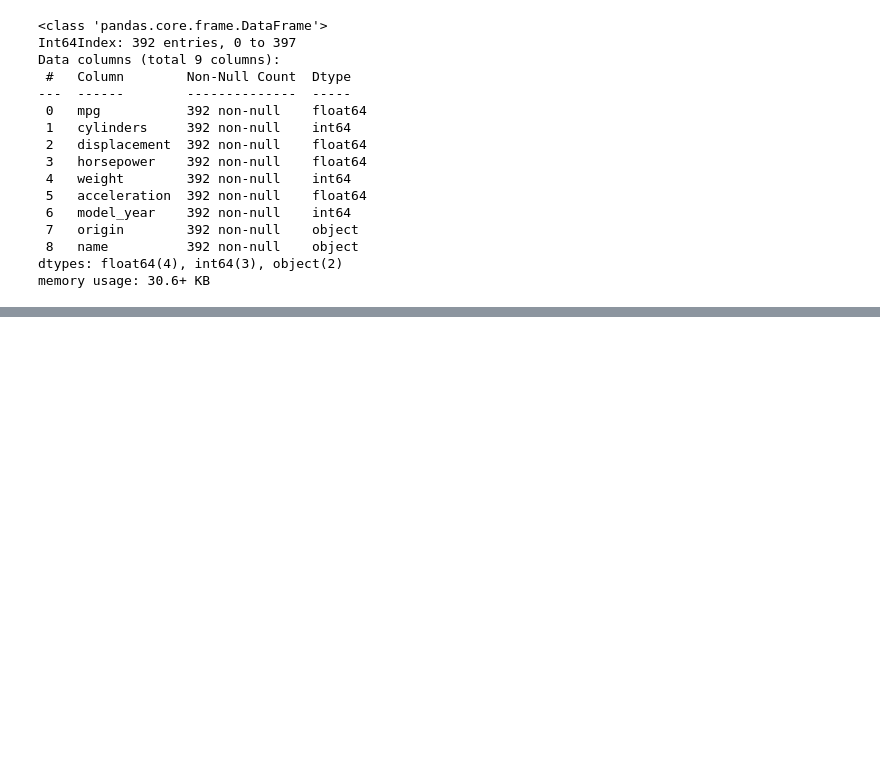
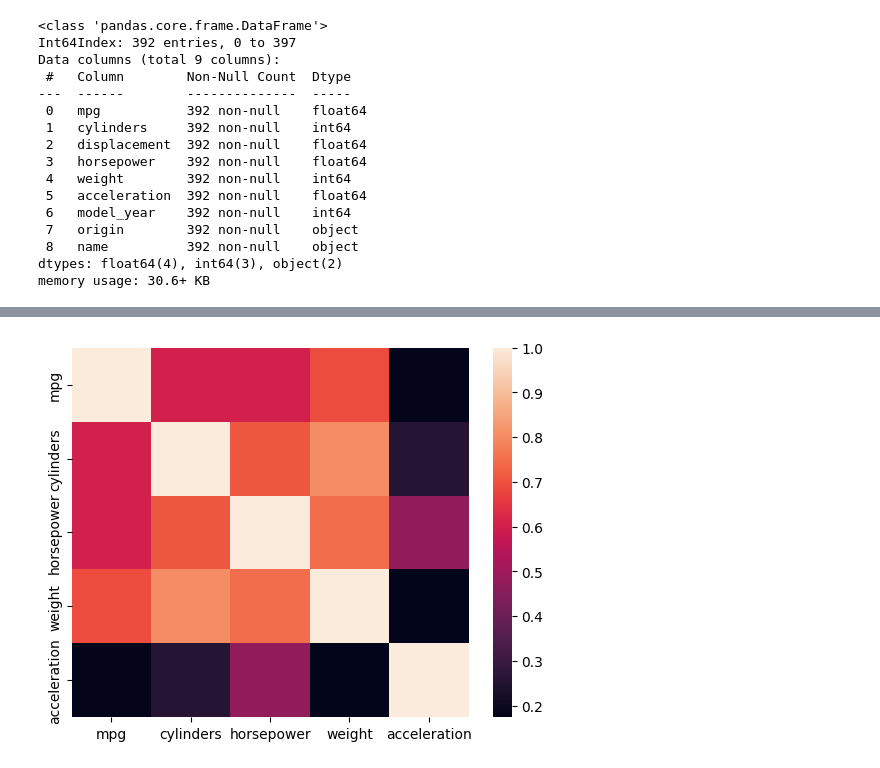
Before and after one commit to JoelOscarsson/Machine-Learning, a Jupyter notebook: Excercises/L2-Scikit-learn.ipynb, the cells around one changed output, grey strips where cells are left out. Saved outputs shown, nothing was run; the diff lists cells and outputs as text; code cells hidden in the pictures; blank space fills up the shorter version.

```diff
--- a/Excercises/L2-Scikit-learn.ipynb
+++ b/Excercises/L2-Scikit-learn.ipynb
@@ -67,0 +112,6 @@ memory usage: 30.6+ KB
+# %%
+correlation = df.corr(numeric_only=True)**2
+
+sns.heatmap(correlation);
+# %% [output]
+[figure, added]
```
Also changed, not shown: parts of 10 cells of this notebook.
